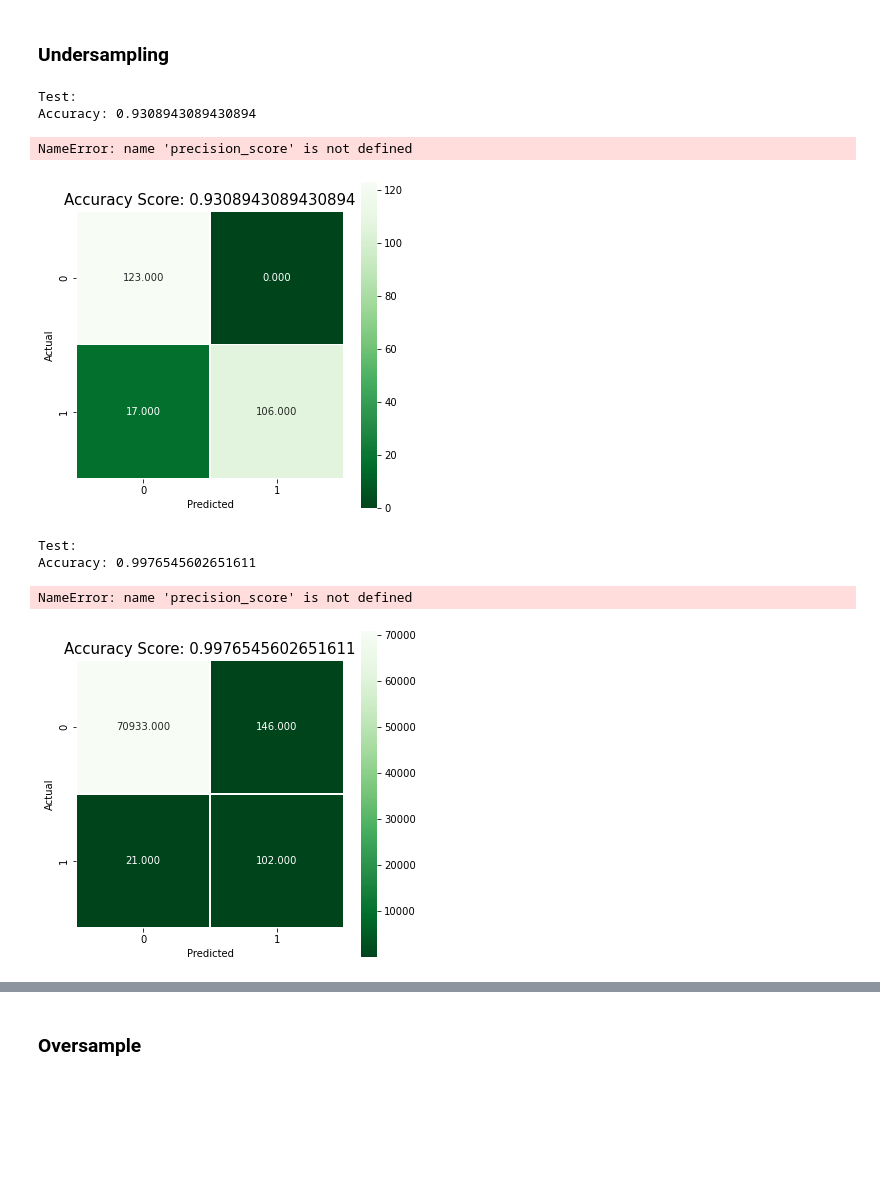
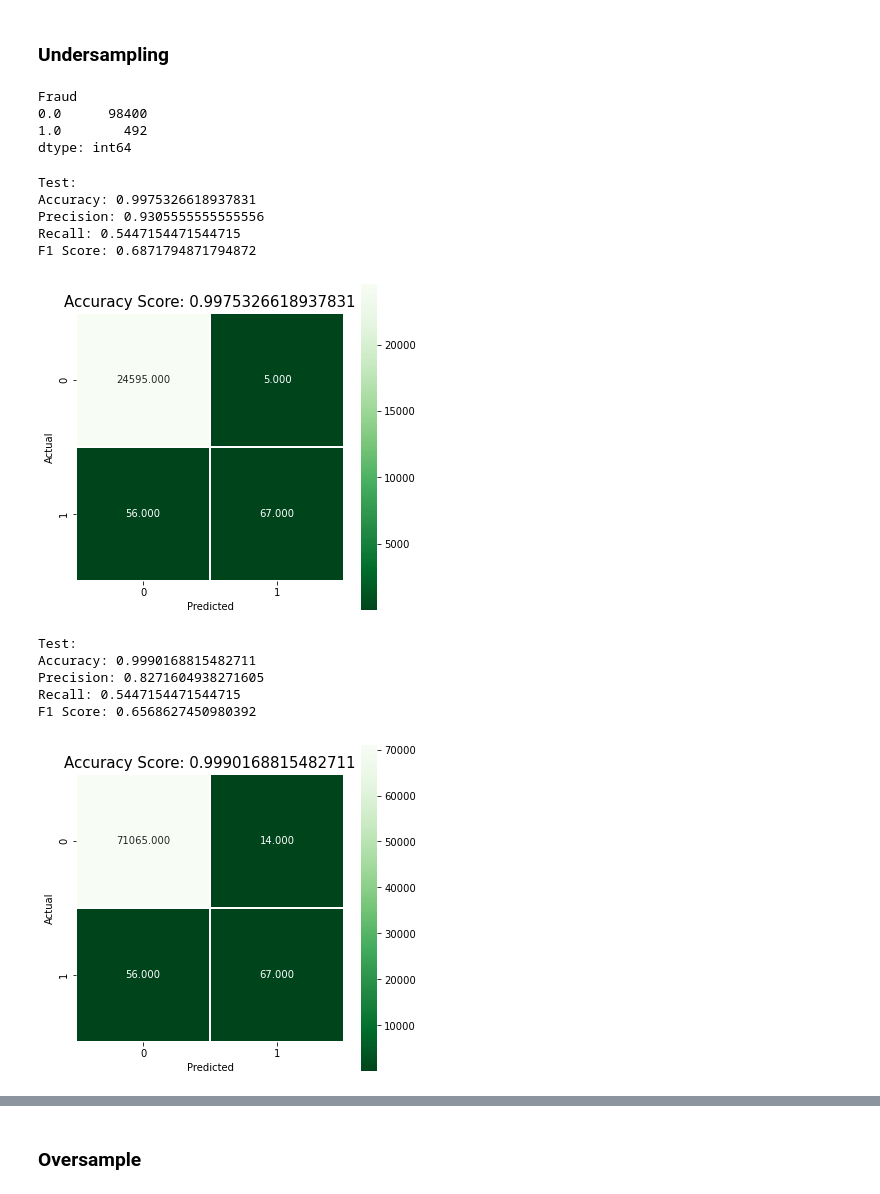
Before and after one commit to ShaneR31/Final-Flatiron-Capstone, a Jupyter notebook: working_notebook.ipynb, the cells around one changed output, grey strips where cells are left out. Cells and saved outputs as stored; diff of their text form; code cells hidden in the pictures; blank space fills up the shorter version.

Commit message:
updated sampling and logistic regressions in working notebook

```diff
--- a/working_notebook.ipynb
+++ b/working_notebook.ipynb
@@ -225,13 +230,27 @@ from sklearn import metrics
 # Gets X and y given dataframe
 def get_X_y(df):
     X = df.drop('Fraud', axis=1)
-    y = df['Fraud']
+    y = df[['Fraud']]
     return X, y
+# %%
+def normalize(df):
+    col_names = df.columns
+    values = df.values
+    scaler = preprocessing.MinMaxScaler()
+    values_scaled = scaler.fit_transform(values)
+    df = pd.DataFrame(values_scaled, columns=col_names)
+    return df
 # %%
 # Given a dataframe, returns a logistic regression model, X_test split, and y_test split
 def train_logistic_regression(X, y):
     X_train, X_test, y_train, y_test = train_test_split(X, y, test_size=0.25, stratify=y, random_state=42)
 
+    # normalize train and test sets
+    X_train = normalize(X_train)
+    X_test = normalize(X_test)
+    y_train = normalize(y_train)
+    y_test = normalize(y_test)
+
     model = LogisticRegression()
     model.fit(X_train, y_train)
 
@@ -296,18 +319,31 @@ undersampled_5050 = pd.concat([fraud, valid_sample], axis=0)
+# %%
+sampler = RandomUnderSampler(sampling_strategy= 0.005, random_state=42) # sampling strategy sets the proportion of the minority relative to the majority class
+X_under, y_under = sampler.fit_resample(X_base, y_base)
+# %%
+y_under.value_counts()
+# %% [output]
+Fraud
+0.0      98400
+1.0        492
+dtype: int64
 # %%
-# Logistic regression, undersampled to 1:1
-X_under, y_under = get_X_y(undersampled_5050)
+# Logistic regression, undersampled
 model_2, X_test_under, y_test_under = train_logistic_regression(X_under, y_under)
 plot_confusion_matrix(model_2, X_test_under, y_test_under)
 # %% [output]
 Test:
-Accuracy: 0.9308943089430894
+Accuracy: 0.9975326618937831
+Precision: 0.9305555555555556
+Recall: 0.5447154471544715
+F1 Score: 0.6871794871794872
-NameError: name 'precision_score' is not defined
-[figure, old version]
+[figure, new version]
 # %%
 # test undersampled model against unmodified base test data
 plot_confusion_matrix(model_2, X_test_base, y_test_base)
 # %% [output]
 Test:
-Accuracy: 0.9976545602651611
+Accuracy: 0.9990168815482711
+Precision: 0.8271604938271605
+Recall: 0.5447154471544715
+F1 Score: 0.6568627450980392
-NameError: name 'precision_score' is not defined
-[figure, old version]
+[figure, new version]
```
Also changed, not shown: parts of 44 cells of this notebook.
